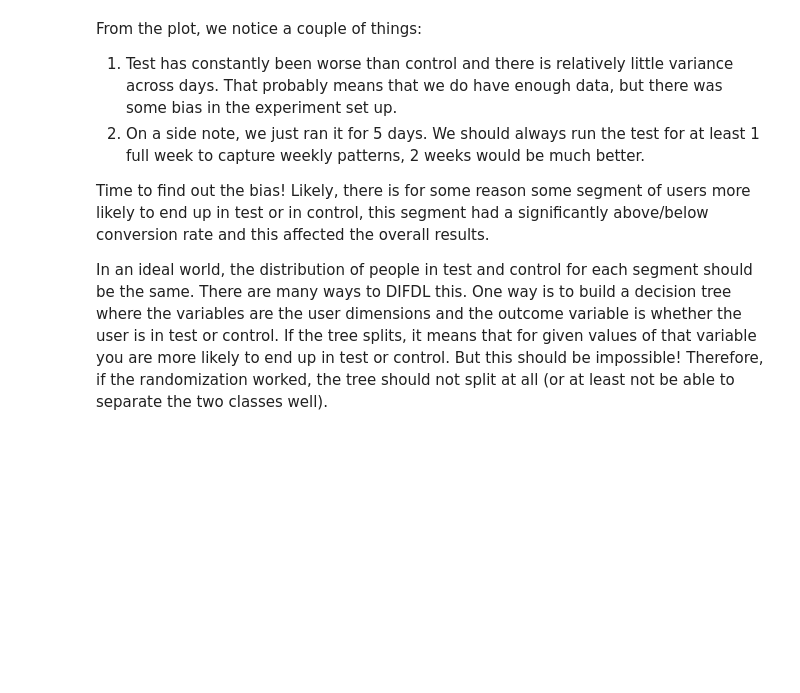
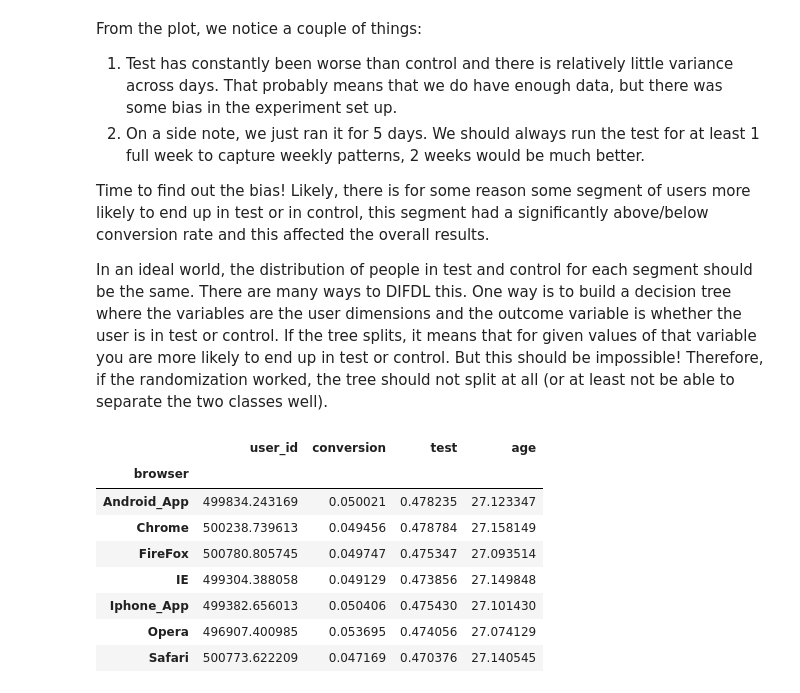
Before and after one commit to menghe2727/data_science, a Jupyter notebook: spanish_ab_test/spanish_ab_test.ipynb, the cells around one changed output. Saved outputs shown, nothing was run; the diff lists cells and outputs as text; code cells hidden in the pictures; blank space fills up the shorter version.

```diff
--- a/spanish_ab_test/spanish_ab_test.ipynb
+++ b/spanish_ab_test/spanish_ab_test.ipynb
@@ -337,3 +337,15 @@ dimensions and the outcome variable is whether the user is in test or control. I
 that for given values of that variable you are more likely to end up in test or control. But this should be
 impossible! Therefore, if the randomization worked, the tree should not split at all (or at least not be able to
 separate the two classes well).
+# %%
+all_table.groupby('browser').mean()
+# %% [output]
+|  | user_id | conversion | test | age |
+| browser |  |  |  |  |
+| Android_App | 499834.243169 | 0.050021 | 0.478235 | 27.123347 |
+| Chrome | 500238.739613 | 0.049456 | 0.478784 | 27.158149 |
+| FireFox | 500780.805745 | 0.049747 | 0.475347 | 27.093514 |
+| IE | 499304.388058 | 0.049129 | 0.473856 | 27.149848 |
+| Iphone_App | 499382.656013 | 0.050406 | 0.475430 | 27.101430 |
+| Opera | 496907.400985 | 0.053695 | 0.474056 | 27.074129 |
+| Safari | 500773.622209 | 0.047169 | 0.470376 | 27.140545 |
```
Also changed, not shown: parts of 4 cells of this notebook.
